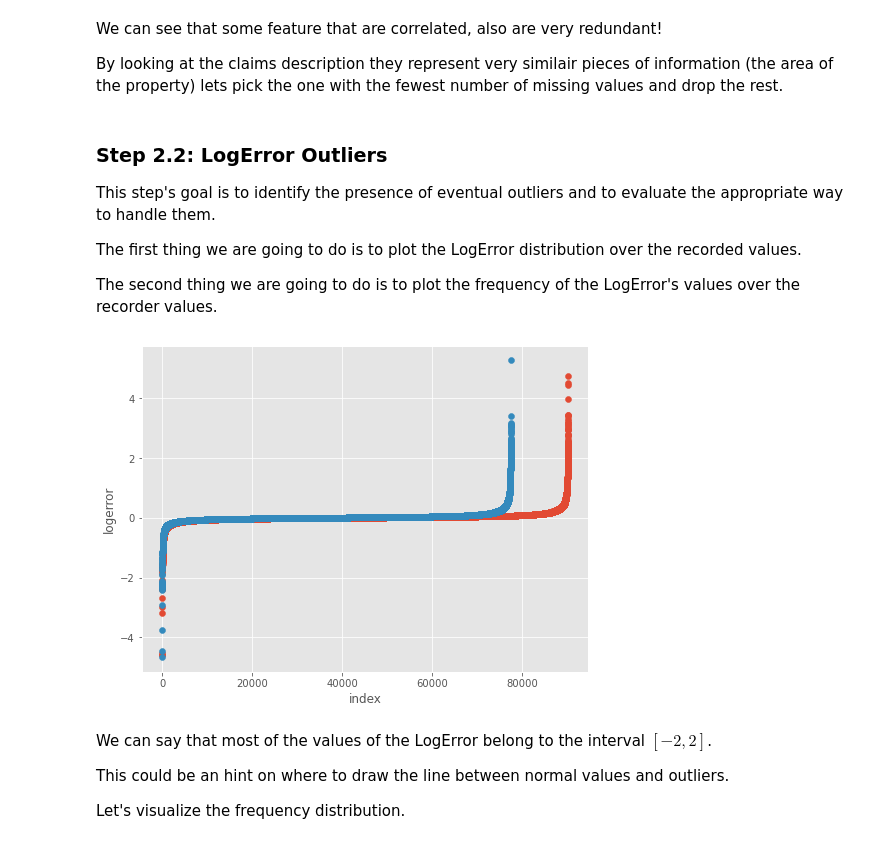
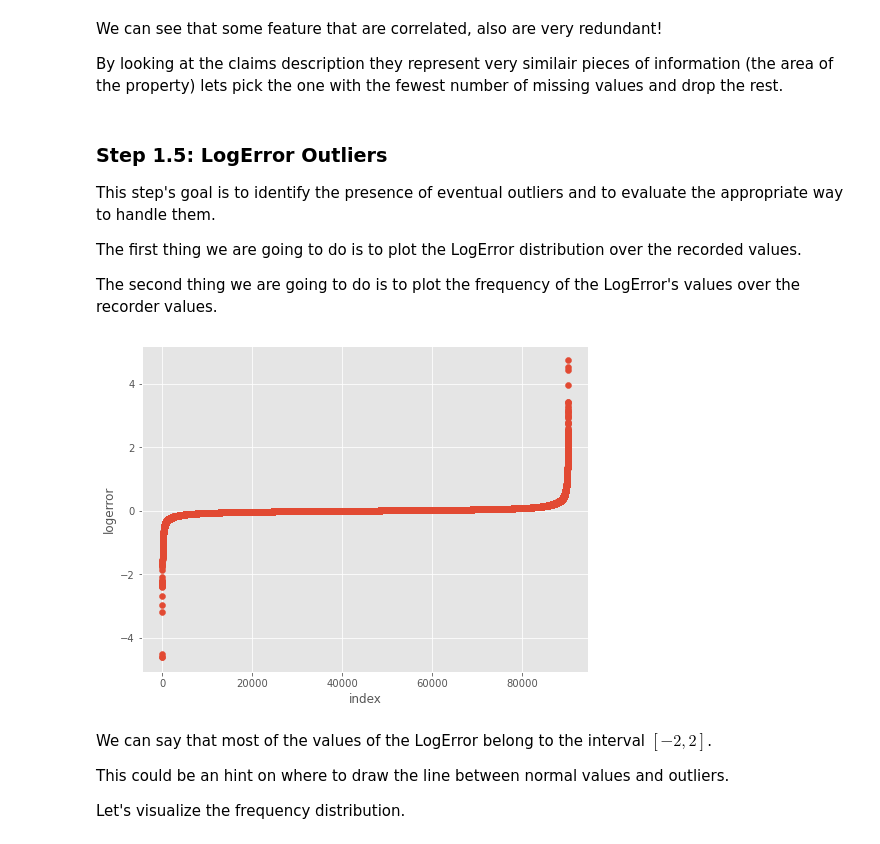
Before and after one commit to ProgettoDWM2022/Zillow, a Jupyter notebook: EDA_Zillow.ipynb, the cells around one changed output. Cells and saved outputs as stored; diff of their text form; code cells hidden in the pictures.

```diff
--- a/EDA_Zillow.ipynb
+++ b/EDA_Zillow.ipynb
@@ -354,7 +334,7 @@ We can see that some feature that are correlated, also are very redundant!
 
 By looking at the claims description they represent very similair pieces of information (the area of the property) lets pick the one with the fewest number of missing values and drop the rest.
 # %% [markdown]
-### Step 2.2: LogError Outliers
+### Step 1.5: LogError Outliers
 This step's goal is to identify the presence of eventual outliers and to evaluate the appropriate way to handle them.
 
 The first thing we are going to do is to plot the LogError distribution over the recorded values.
@@ -363,12 +343,11 @@ The second thing we are going to do is to plot the frequency of the LogError's v
 # %%
 plt.figure(figsize=(8,6))
 plt.scatter(range(data2016.shape[0]), np.sort(data2016.logerror.values))
-plt.scatter(range(data2017.shape[0]), np.sort(data2017.logerror.values))
 plt.xlabel('index', fontsize=12)
 plt.ylabel('logerror', fontsize=12)
 plt.show()
 # %% [output]
-[figure, old version]
+[figure, new version]
 # %% [markdown]
 We can say that most of the values of the LogError belong to the interval $[-2,2]$.
 
```
Also changed, not shown: parts of 49 cells of this notebook, 1 other file.
